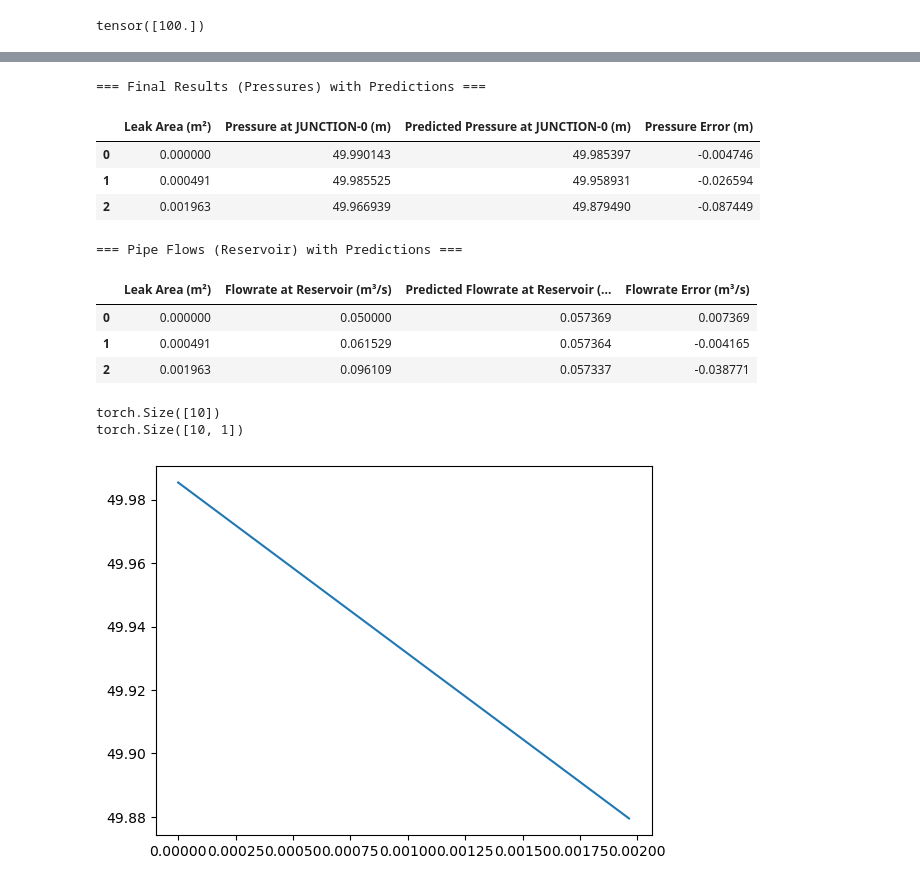
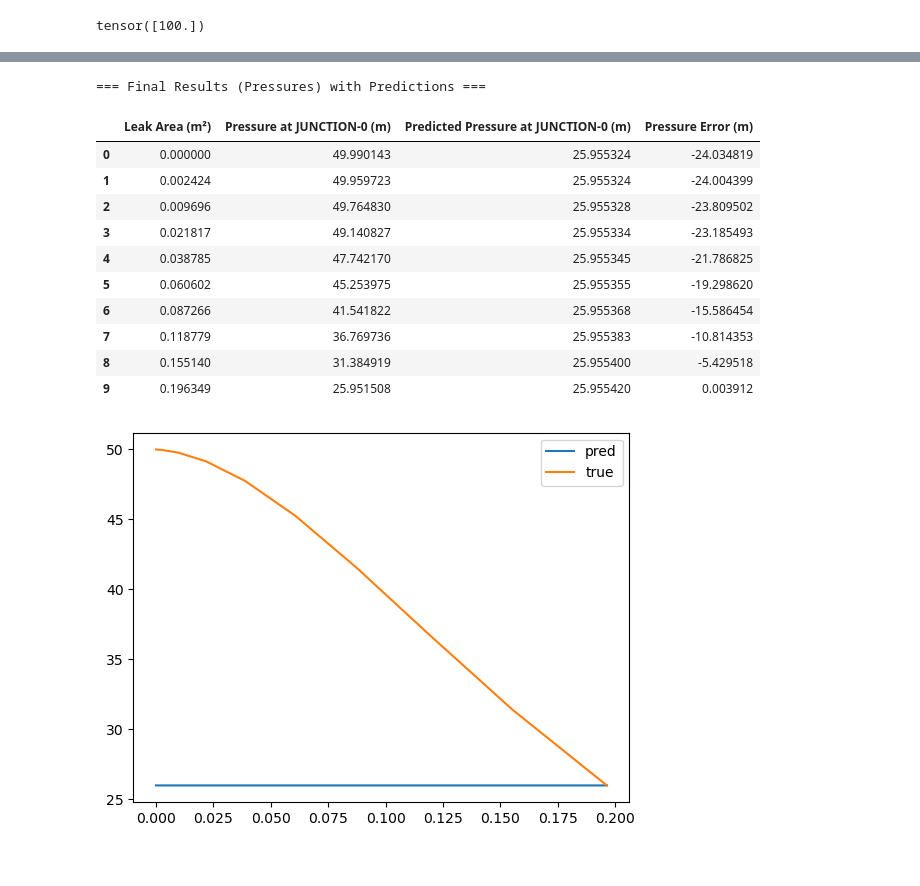
Before and after one commit to johanslettengren/synthetic-anomaly-generation, a Jupyter notebook: static-modelling/WNTR.ipynb, the cells around one changed output, grey strips where cells are left out. Cells and saved outputs as stored; diff of their text form; code cells hidden in the pictures.

Commit message:
'Global' gradient model

```diff
--- a/static-modelling/WNTR.ipynb
+++ b/static-modelling/WNTR.ipynb
@@ -19,7 +19,7 @@ inp_file = 'network_file.inp'
 # Fixed discharge coefficient for turbulent leaks
 Cd = 0.75
 
-A_max = 0.05
+A_max = 0.5
 # Leak areas from no leak to large leak
 leak_ratio = np.linspace(0, A_max, n_samples)
 leak_areas = 3.14159*(leak_ratio/2)**2
@@ -29,6 +29,9 @@ reservoir_pipe_id = 'RESERVOIR'  # <-- change to your actual reservoir pipe name
 
 results_list = []
 flow_list = []
+
+flow_values = []
+pressure_values = []
 
 for area in leak_areas:
     emitter_coeff = Cd * np.sqrt(area)
@@ -43,6 +46,9 @@ for area in leak_areas:
 
     pressure = results.node['pressure'].iloc[0]
     flow = results.link['flowrate'].iloc[0]
+
+    flow_values.append(flow.values.item())
+    pressure_values.append(pressure['JUNCTION-0'])
 
 
     #print(f"Leak Area: {area:.5f} m² --> Pressure: {pressure['JUNCTION-0']:.2f} m")
@@ -177,13 +197,12 @@ model_params = {
     'Cd' : 0.75,
     'C' : C,
     'rho' : 1000.0,
-    'n_samples' : 10
+    'n_samples' : 1
 }
 
 net_params = {
-        'depth' : 3,
-        'layer_sizes' : [42,42,42,1],
-        'activation' : 'relu',
+        'layer_sizes' : [96,96,96,A0.shape[1]],
+        'activation' : 'sigmoid',
 }
 # %%
 model = Model(model_params, net_params)
@@ -213,10 +232,13 @@ import torch
 # Step 1: Prepare input tensor from leak areas
 A = torch.tensor(leak_areas, dtype=torch.float32).reshape(-1, 1)
 
+#A = torch.linspace(leak_areas.max(), leak_areas.max(), 1).reshape(-1, 1)
+
+
 # Step 2: Predict pressure and flow using the trained model
-H, q = model.net(A)  # Predicted pressure at JUNCTION-0
+H = model.net(A)  # Predicted pressure at JUNCTION-0
 H = H.detach().flatten()
-q = q.detach().flatten()
+#q = q.detach().flatten()
 
 # Step 3: Append predicted values to the dataframes
 
@@ -225,41 +247,38 @@ pressures['Predicted Pressure at JUNCTION-0 (m)'] = H
 pressures['Pressure Error (m)'] = pressures['Predicted Pressure at JUNCTION-0 (m)'] - pressures['Pressure at JUNCTION-0 (m)']
 
 # Append to `pipe_flows` (flowrate data)
-flows['Predicted Flowrate at Reservoir (m³/s)'] = q
-flows['Flowrate Error (m³/s)'] = flows['Predicted Flowrate at Reservoir (m³/s)'] - flows['Flowrate at Reservoir (m³/s)']
+# flows['Predicted Flowrate at Reservoir (m³/s)'] = q
+# flows['Flowrate Error (m³/s)'] = flows['Predicted Flowrate at Reservoir (m³/s)'] - flows['Flowrate at Reservoir (m³/s)']
 
 # Display updated tables
 print("\n=== Final Results (Pressures) with Predictions ===")
 display(pressures)
 
-print("\n=== Pipe Flows (Reservoir) with Predictions ===")
-display(flows)
+# print("\n=== Pipe Flows (Reservoir) with Predictions ===")
+# display(flows)
 # %% [output]
 === Final Results (Pressures) with Predictions ===
 |  | Leak Area (m²) | Pressure at JUNCTION-0 (m) | Predicted Pressure at JUNCTION-0 (m) | Pressure Error (m) |
-| 0 | 0.000000 | 49.990143 | 49.985397 | -0.004746 |
-| 1 | 0.000491 | 49.985525 | 49.958931 | -0.026594 |
-| 2 | 0.001963 | 49.966939 | 49.879490 | -0.087449 |
+| 0 | 0.000000 | 49.990143 | 25.955324 | -24.034819 |
+| 1 | 0.002424 | 49.959723 | 25.955324 | -24.004399 |
+| 2 | 0.009696 | 49.764830 | 25.955328 | -23.809502 |
+| 3 | 0.021817 | 49.140827 | 25.955334 | -23.185493 |
+| 4 | 0.038785 | 47.742170 | 25.955345 | -21.786825 |
+| 5 | 0.060602 | 45.253975 | 25.955355 | -19.298620 |
+| 6 | 0.087266 | 41.541822 | 25.955368 | -15.586454 |
+| 7 | 0.118779 | 36.769736 | 25.955383 | -10.814353 |
+| 8 | 0.155140 | 31.384919 | 25.955400 | -5.429518 |
+| 9 | 0.196349 | 25.951508 | 25.955420 | 0.003912 |
-=== Pipe Flows (Reservoir) with Predictions ===
-|  | Leak Area (m²) | Flowrate at Reservoir (m³/s) | Predicted Flowrate at Reservoir (... | Flowrate Error (m³/s) |
-| 0 | 0.000000 | 0.050000 | 0.057369 | 0.007369 |
-| 1 | 0.000491 | 0.061529 | 0.057364 | -0.004165 |
-| 2 | 0.001963 | 0.096109 | 0.057337 | -0.038771 |
 # %%
 A = torch.linspace(0, leak_areas.max(), 10).reshape(-1, 1)
-H, q = model.net(A)  # Predicted pressure at JUNCTION-0
-H = H.detach().flatten()
-q = q.detach().flatten()
+H = model.net(A)  # Predicted pressure at JUNCTION-0
 
 A = A.detach()
 
-print(H.shape)
-print(A.shape)
-
-plt.plot(A, H)
+plt.plot(leak_areas, H.detach().flatten(), label='pred')
+plt.plot(leak_areas, pressure_values, label='true')
+plt.legend()
 plt.show()
 # %% [output]
-torch.Size([10])
-torch.Size([10, 1])
-[figure, old version]
+[figure, new version]
 # %%
```
Also changed, not shown: parts of 3 cells of this notebook, 2 other files.
